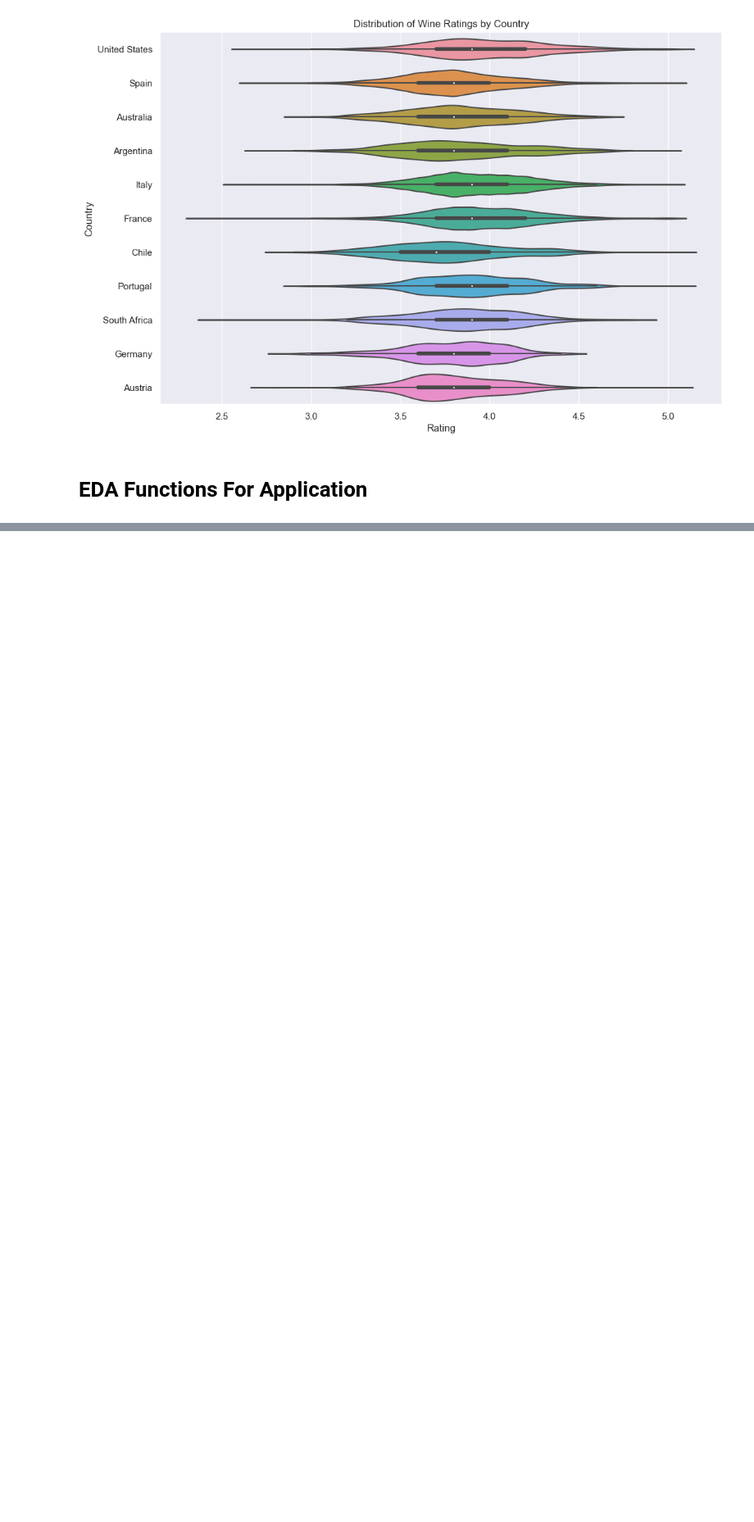
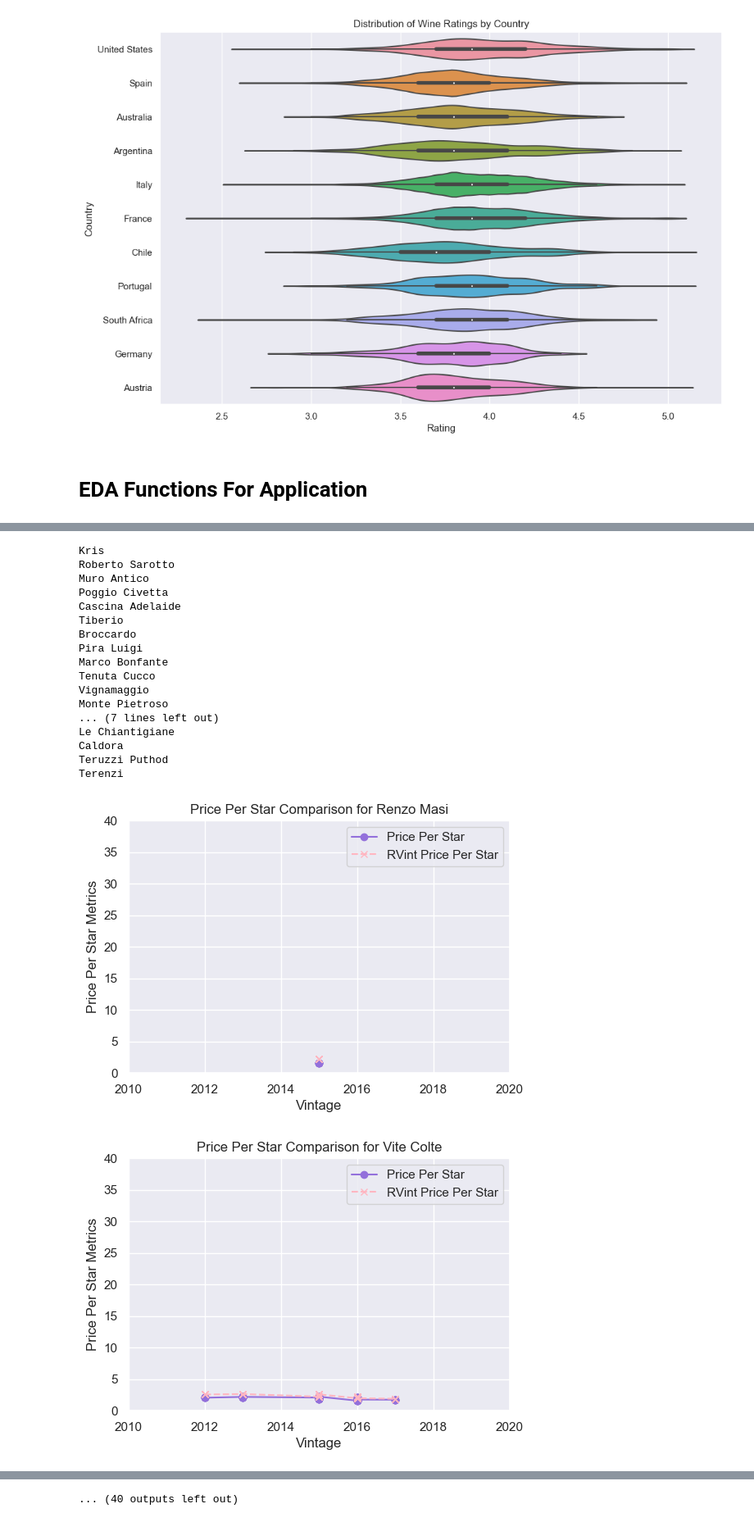
Before and after one commit to acdaniel864/capstone, a Jupyter notebook: code/03_eda.ipynb, the cells around one changed output, grey strips where cells are left out. Shown at 82% size. Saved outputs shown, nothing was run; the diff lists cells and outputs as text; code cells hidden in the pictures; blank space fills up the shorter version.

```diff
--- a/code/03_eda.ipynb
+++ b/code/03_eda.ipynb
@@ -483,0 +593,22 @@ Closest vintages to 2015 in France with at least 3 representations:
+# %%
+# Try with log_price
+
+df['log_price_per_star'] = df['log_price'] / df['rating']
+df_rated = df[df['rating_qty'] > 30]
+avg_price_per_star = df_rated.groupby(['region',
+                                       'vintage']).apply(lambda x: (x['log_price'].mean() / x['rating'].mean())).reset_index(name='log_rvint_price_per_star')
+
+df_rated= pd.merge(df_rated, avg_price_per_star, on=['region', 'vintage'], how='left')
+df_rated.drop(columns=['from_vivino', 'reviewed_by'], inplace=True)
+df_rated['region_vintage'] = df_rated['region'] + '-' + df_rated['vintage'].astype(str)
+df_rated = df_rated[df_rated != 'Unknown'].copy()
+
+rvint_list = df_rated['region_vintage'].value_counts().head(266).index
+df_rated_shortlist = df_rated[df_rated['region_vintage'].isin(rvint_list)].copy()
+df_rated_shortlist['log_price_per_star_diff'] = df_rated_shortlist['log_price_per_star'] - df_rated_shortlist['log_rvint_price_per_star']
+# %%
+italy_shortlist = df_rated_shortlist[df_rated_shortlist['country'] == 'Italy'].copy()
+top_50_italy_log = italy_shortlist.groupby('producer')['log_price_per_star_diff'].mean().sort_values(ascending=True).head(50).index
+
+italy_shortlist_50_log = italy_shortlist[italy_shortlist['producer'].isin(top_50_italy_log)]
+print(italy_shortlist_50_log['region'].value_counts())
@@ -483,0 +633,18 @@ Closest vintages to 2015 in France with at least 3 representations:
+# %%
+def plot_producer_price_per_star(df):
+    plt.figure(figsize=(8, 5))
+    for producer in df['producer'].unique():
+        producer_df = df[df['producer'] == producer].sort_values('vintage')
+        plt.figure(figsize=(6, 4))
+        plt.plot('vintage', 'price_per_star', data=producer_df, label='Price Per Star', marker='o')
+        plt.plot('vintage', 'rvint_price_per_star', data=producer_df, label='Region Vintage Average', linestyle='--', marker='x')
+        plt.xlabel('Vintage')
+        plt.ylabel('Price Per Star Metrics')
+        plt.title(f'Price Per Star Comparison for {producer}')
+        plt.legend()
+# %%
+italy_shortlist_50_log['price_per_star'] = italy_shortlist_50_log['log_price_per_star'].apply(lambda x: np.exp(x)).copy()
+italy_shortlist_50_log['rvint_price_per_star'] = italy_shortlist_50_log['log_rvint_price_per_star'].apply(lambda x: np.exp(x)).copy()
+
+plot_producer_price_per_star(italy_shortlist_50_log)
+# %% [output]
@@ -483,0 +668,19 @@ Closest vintages to 2015 in France with at least 3 representations:
+Kris
+Roberto Sarotto
+Muro Antico
+Poggio Civetta
+Cascina Adelaide
+Tiberio
+Broccardo
+Pira Luigi
+Marco Bonfante
+Tenuta Cucco
+Vignamaggio
+Monte Pietroso
+... (7 lines left out)
+Le Chiantigiane
+Caldora
+Teruzzi Puthod
+Terenzi
+[figure, added]
+[figure, added]
@@ -483,0 +695 @@ Closest vintages to 2015 in France with at least 3 representations:
+... (40 outputs left out)
```
Also changed, not shown: parts of 28 cells of this notebook, 13 other files.
